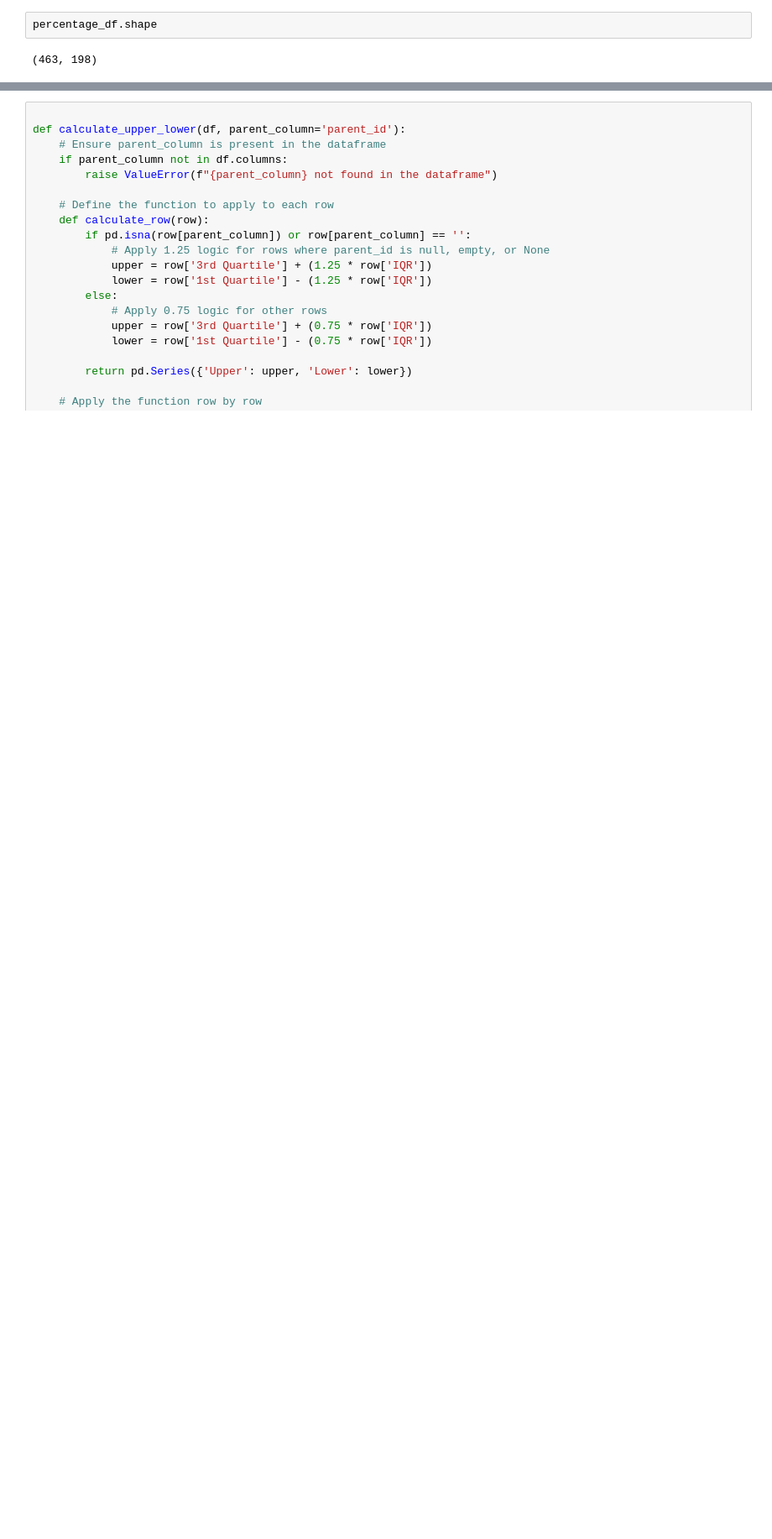
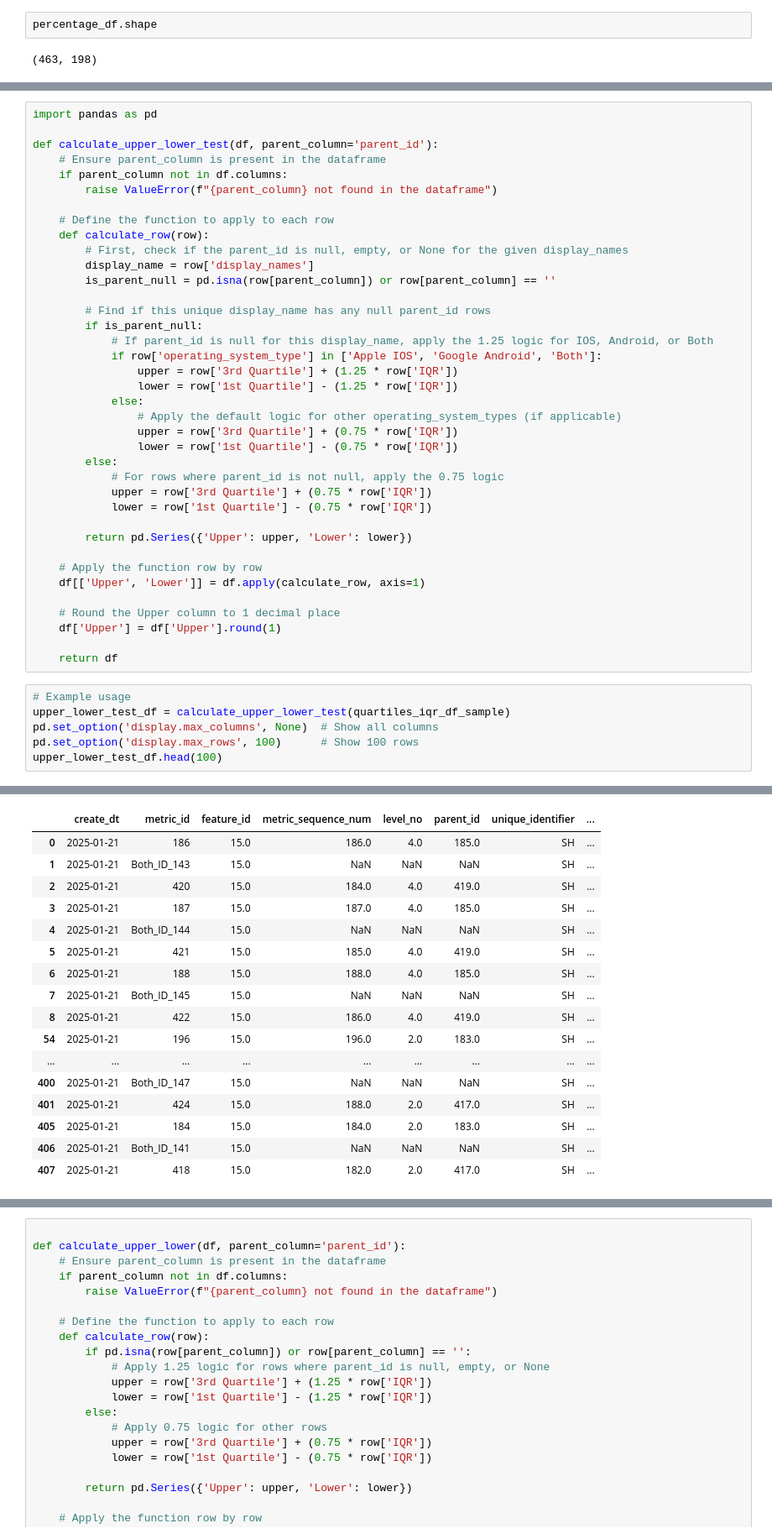
Before and after one commit to gokul-r-7/MyCodes, a Jupyter notebook: Healthscore Codes/healthscore_dashboard_new.ipynb, the cells around one changed output, grey strips where cells are left out. Shown at 84% size. Drawn from its saved outputs; the diff is of its cells as text; blank space fills up the shorter version.

```diff
--- a/Healthscore Codes/healthscore_dashboard_new.ipynb
+++ b/Healthscore Codes/healthscore_dashboard_new.ipynb
@@ -509,0 +613,45 @@ quartiles_iqr_df.shape
+# %%
+import pandas as pd
+
+def calculate_upper_lower_test(df, parent_column='parent_id'):
+    # Ensure parent_column is present in the dataframe
+    if parent_column not in df.columns:
+        raise ValueError(f"{parent_column} not found in the dataframe")
+
+    # Define the function to apply to each row
+    def calculate_row(row):
+        # First, check if the parent_id is null, empty, or None for the given display_names
+        display_name = row['display_names']
+        is_parent_null = pd.isna(row[parent_column]) or row[parent_column] == ''
+
+        # Find if this unique display_name has any null parent_id rows
+        if is_parent_null:
+            # If parent_id is null for this display_name, apply the 1.25 logic for IOS, Android, or Both
+            if row['operating_system_type'] in ['Apple IOS', 'Google Android', 'Both']:
+                upper = row['3rd Quartile'] + (1.25 * row['IQR'])
+                lower = row['1st Quartile'] - (1.25 * row['IQR'])
+            else:
+                # Apply the default logic for other operating_system_types (if applicable)
+                upper = row['3rd Quartile'] + (0.75 * row['IQR'])
+                lower = row['1st Quartile'] - (0.75 * row['IQR'])
+        else:
+            # For rows where parent_id is not null, apply the 0.75 logic
+            upper = row['3rd Quartile'] + (0.75 * row['IQR'])
+            lower = row['1st Quartile'] - (0.75 * row['IQR'])
+
+        return pd.Series({'Upper': upper, 'Lower': lower})
+
+    # Apply the function row by row
+    df[['Upper', 'Lower']] = df.apply(calculate_row, axis=1)
+
+    # Round the Upper column to 1 decimal place
+    df['Upper'] = df['Upper'].round(1)
+
+    return df
+# %%
+# Example usage
+upper_lower_test_df = calculate_upper_lower_test(quartiles_iqr_df_sample)
+pd.set_option('display.max_columns', None)  # Show all columns
+pd.set_option('display.max_rows', 100)      # Show 100 rows
+upper_lower_test_df.head(100)
+# %% [output]
@@ -509,0 +668,17 @@ quartiles_iqr_df.shape
+|  | create_dt | metric_id | feature_id | metric_sequence_num | level_no | parent_id | unique_identifier | ... |
+| 0 | 2025-01-21 | 186 | 15.0 | 186.0 | 4.0 | 185.0 | SH | ... |
+| 1 | 2025-01-21 | Both_ID_143 | 15.0 | NaN | NaN | NaN | SH | ... |
+| 2 | 2025-01-21 | 420 | 15.0 | 184.0 | 4.0 | 419.0 | SH | ... |
+| 3 | 2025-01-21 | 187 | 15.0 | 187.0 | 4.0 | 185.0 | SH | ... |
+| 4 | 2025-01-21 | Both_ID_144 | 15.0 | NaN | NaN | NaN | SH | ... |
+| 5 | 2025-01-21 | 421 | 15.0 | 185.0 | 4.0 | 419.0 | SH | ... |
+| 6 | 2025-01-21 | 188 | 15.0 | 188.0 | 4.0 | 185.0 | SH | ... |
+| 7 | 2025-01-21 | Both_ID_145 | 15.0 | NaN | NaN | NaN | SH | ... |
+| 8 | 2025-01-21 | 422 | 15.0 | 186.0 | 4.0 | 419.0 | SH | ... |
+| 54 | 2025-01-21 | 196 | 15.0 | 196.0 | 2.0 | 183.0 | SH | ... |
+| ... | ... | ... | ... | ... | ... | ... | ... | ... |
+| 400 | 2025-01-21 | Both_ID_147 | 15.0 | NaN | NaN | NaN | SH | ... |
+| 401 | 2025-01-21 | 424 | 15.0 | 188.0 | 2.0 | 417.0 | SH | ... |
+| 405 | 2025-01-21 | 184 | 15.0 | 184.0 | 2.0 | 183.0 | SH | ... |
+| 406 | 2025-01-21 | Both_ID_141 | 15.0 | NaN | NaN | NaN | SH | ... |
+| 407 | 2025-01-21 | 418 | 15.0 | 182.0 | 2.0 | 417.0 | SH | ... |
```
Also changed, not shown: parts of 69 cells of this notebook.
